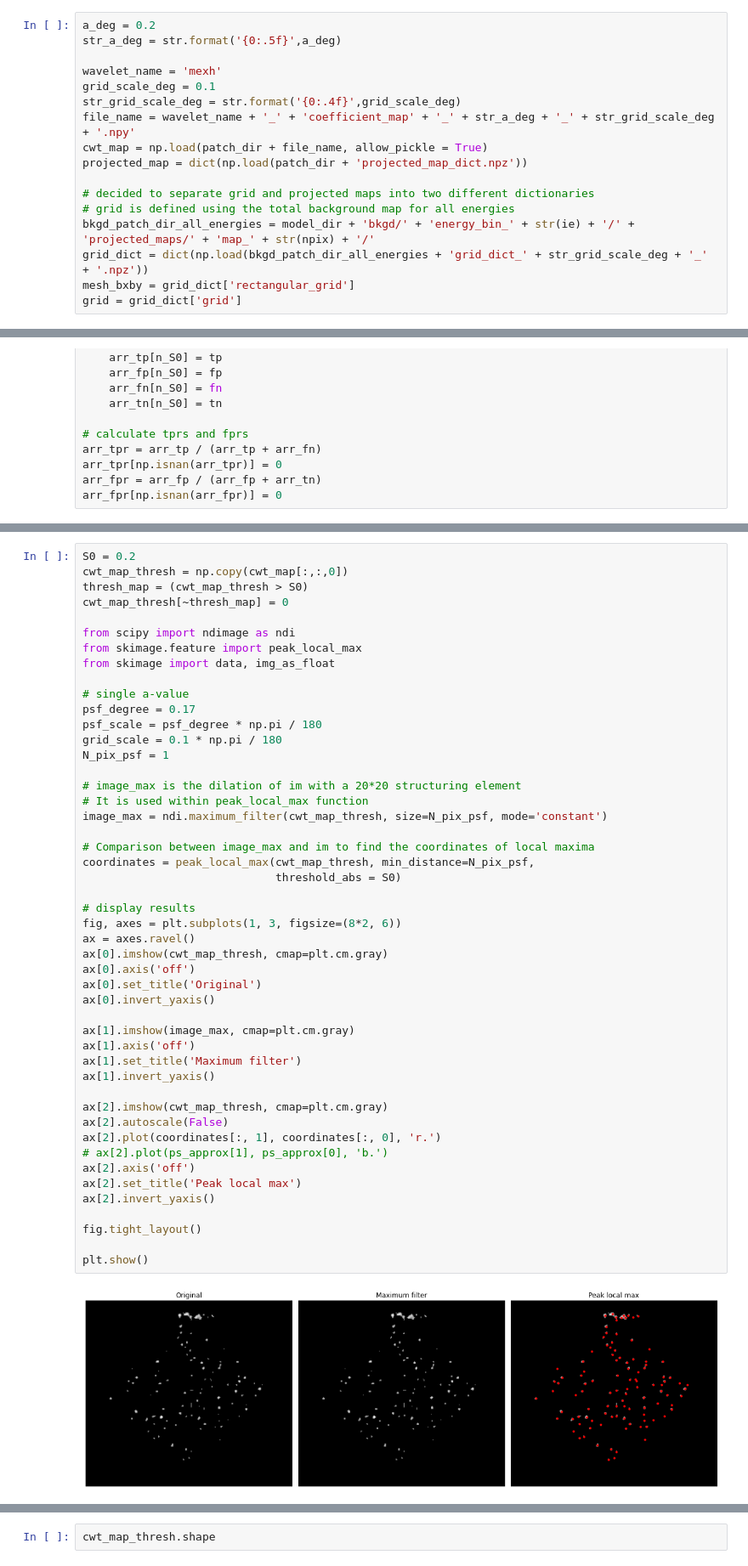
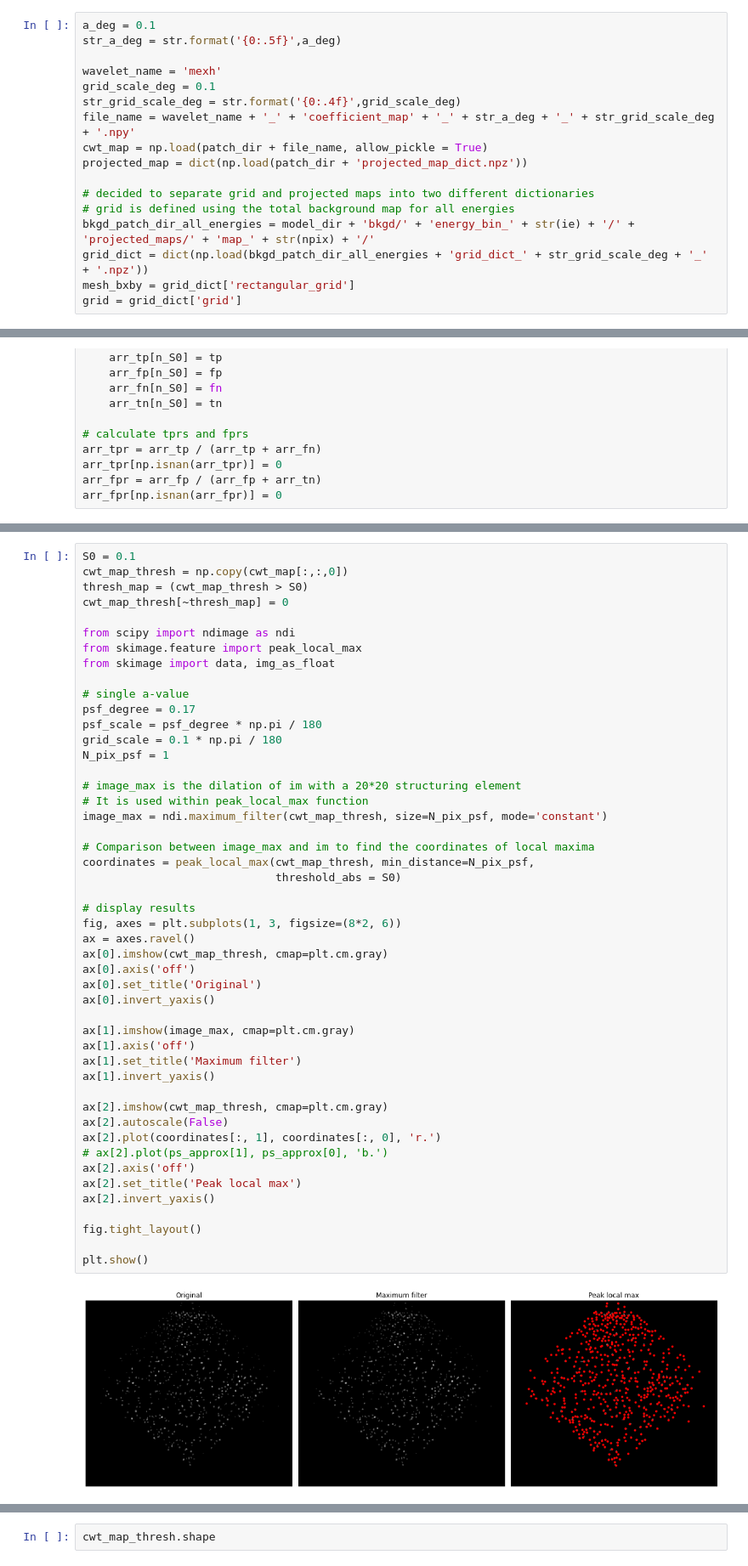
Before and after one commit to edwarddramirez/skysearch, a Jupyter notebook: roc_ilias.ipynb, the cells around one changed output, grey strips where cells are left out. Shown at 85% size. Saved outputs shown, nothing was run; the diff lists cells and outputs as text.

```diff
--- a/roc_ilias.ipynb
+++ b/roc_ilias.ipynb
@@ -59,7 +59,7 @@ data_dir = map_dir + 'projected_maps/'
 npix = 112
 patch_dir = data_dir + 'map_' + str(npix) + '/'
 # %%
-a_deg = 0.2
+a_deg = 0.1
 str_a_deg = str.format('{0:.5f}',a_deg)
 
 wavelet_name = 'mexh'
@@ -296,5 +296,5 @@ Text(0, 0.5, 'TPR')
 # %%
-S0 = 0.2
+S0 = 0.1
 cwt_map_thresh = np.copy(cwt_map[:,:,0])
 thresh_map = (cwt_map_thresh > S0)
 cwt_map_thresh[~thresh_map] = 0
@@ -315,34 +315,34 @@ image_max = ndi.maximum_filter(cwt_map_thresh, size=N_pix_psf, mode='constant')
 
 # Comparison between image_max and im to find the coordinates of local maxima
 coordinates = peak_local_max(cwt_map_thresh, min_distance=N_pix_psf,
                              threshold_abs = S0)
 
 # display results
 fig, axes = plt.subplots(1, 3, figsize=(8*2, 6))
 ax = axes.ravel()
 ax[0].imshow(cwt_map_thresh, cmap=plt.cm.gray)
 ax[0].axis('off')
 ax[0].set_title('Original')
 ax[0].invert_yaxis()
 
 ax[1].imshow(image_max, cmap=plt.cm.gray)
 ax[1].axis('off')
 ax[1].set_title('Maximum filter')
 ax[1].invert_yaxis()
 
 ax[2].imshow(cwt_map_thresh, cmap=plt.cm.gray)
 ax[2].autoscale(False)
 ax[2].plot(coordinates[:, 1], coordinates[:, 0], 'r.')
 # ax[2].plot(ps_approx[1], ps_approx[0], 'b.')
 ax[2].axis('off')
 ax[2].set_title('Peak local max')
 ax[2].invert_yaxis()
 
 fig.tight_layout()
 
 plt.show()
 # %% [output]
-[figure, old version]
+[figure, new version]
 # %%
 nx = coordinates[:,1]
 ny = coordinates[:,0]
```
Also changed, not shown: parts of 14 cells of this notebook, 1 other file.
